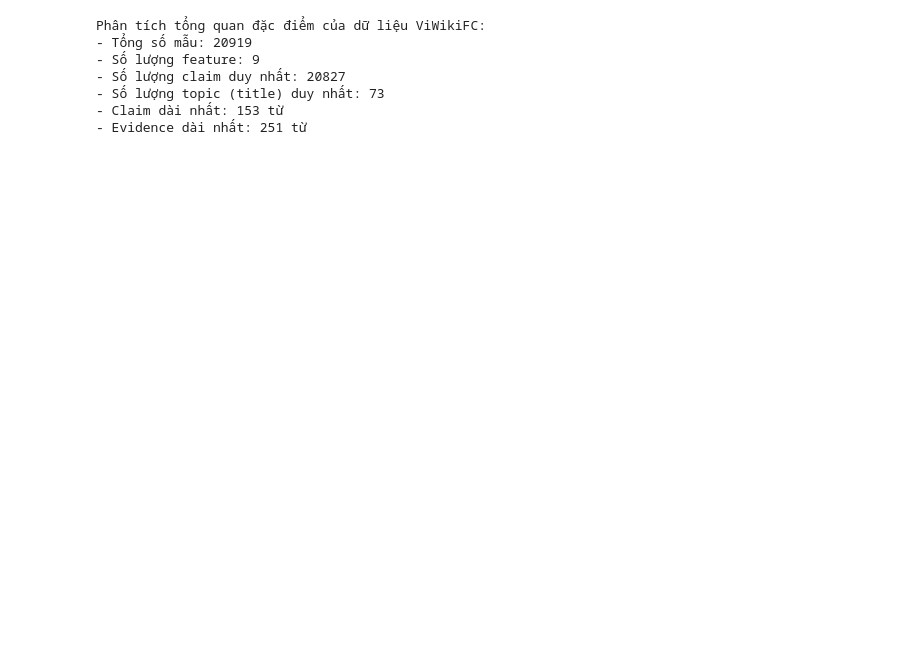
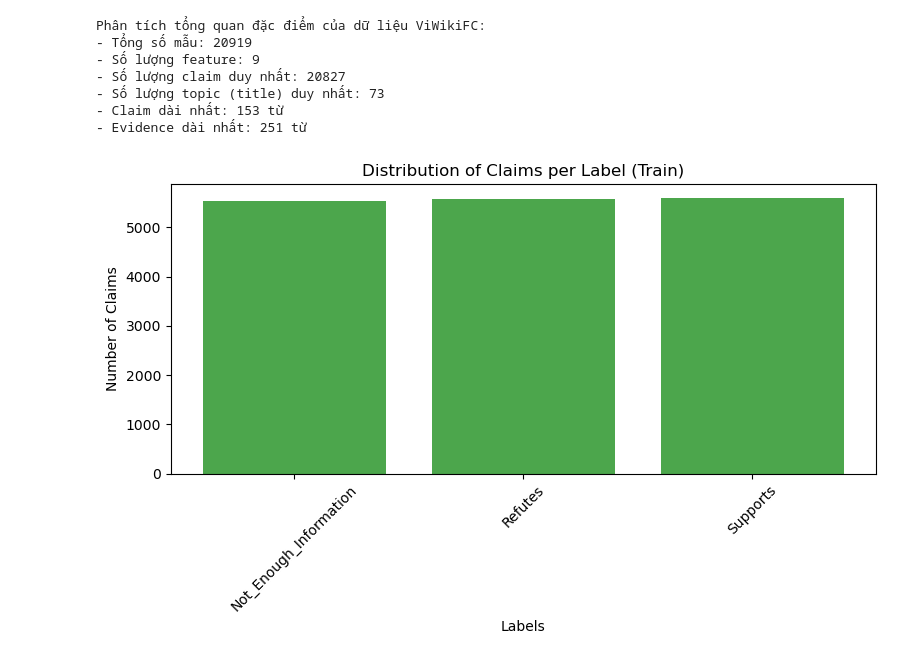
Before and after one commit to thienphucle/DS310.P11_FinalProject, a Jupyter notebook: ViWikiFC/ViWikiFC.ipynb, the cells around one changed output. Cells and saved outputs as stored; diff of their text form; code cells hidden in the pictures; blank space fills up the shorter version.

```diff
--- a/ViWikiFC/ViWikiFC.ipynb
+++ b/ViWikiFC/ViWikiFC.ipynb
@@ -265,3 +391,32 @@ Phân tích tổng quan đặc điểm của dữ liệu ViWikiFC:
 - Số lượng topic (title) duy nhất: 73
 - Claim dài nhất: 153 từ
 - Evidence dài nhất: 251 từ
+# %%
+# Function to create bar charts
+def plot_bar_chart(data, title, xlabel, ylabel, color='blue'):
+    plt.figure(figsize=(8, 5))
+    plt.bar(data.keys(), data.values(), color=color, alpha=0.7)
+    plt.title(title)
+    plt.xlabel(xlabel)
+    plt.ylabel(ylabel)
+    plt.xticks(rotation=45)
+    plt.tight_layout()
+    plt.show()
+
+# Function to create line charts for length distributions
+def plot_line_chart(data, title, xlabel, ylabel, color='orange'):
+    plt.figure(figsize=(10, 6))
+    plt.plot(list(data.keys()), list(data.values()), marker='o', color=color)
+    plt.title(title)
+    plt.xlabel(xlabel)
+    plt.ylabel(ylabel)
+    plt.grid(alpha=0.5)
+    plt.tight_layout()
+    plt.show()
+# %%
+# Plotting claim-label distributions for train, dev, and test sets
+plot_bar_chart(analysis_results['claim_label_dist_train'],
+               "Distribution of Claims per Label (Train)",
+               "Labels", "Number of Claims", color='green')
+# %% [output]
+[figure, added]
```
Also changed, not shown: parts of 44 cells of this notebook.
